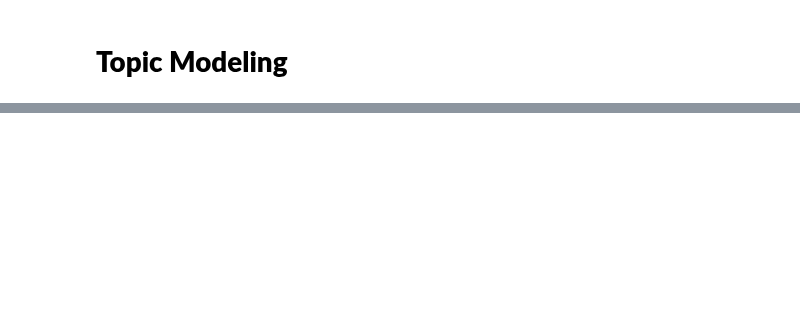
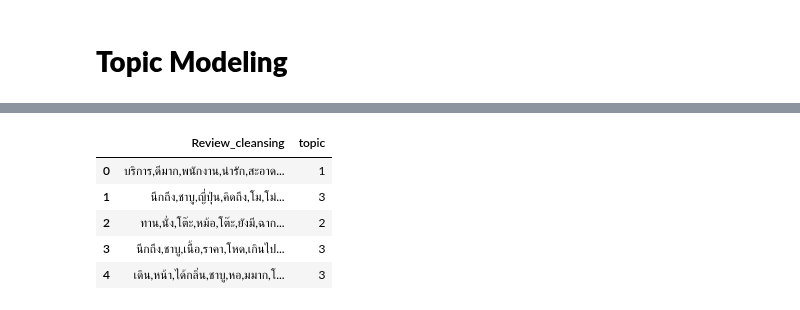
Before and after one commit to PisutSukpool/CRM-Analytics, a Jupyter notebook: Homework 11/Wongnai Review Analysis.ipynb, the cells around one changed output, grey strips where cells are left out. Saved outputs shown, nothing was run; the diff lists cells and outputs as text; code cells hidden in the pictures; blank space fills up the shorter version.

```diff
--- a/Homework 11/Wongnai Review Analysis.ipynb
+++ b/Homework 11/Wongnai Review Analysis.ipynb
@@ -212,0 +232,10 @@ df.head()
+# %%
+df_relation = df[['Review_cleansing','topic']].copy()
+df_relation.head()
+# %% [output]
+|  | Review_cleansing | topic |
+| 0 | บริการ,ดีมาก,พนักงาน,น่ารัก,สะอาด... | 1 |
+| 1 | นึกถึง,ชาบู,ญี่ปุ่น,คิดถึง,โม,โม่... | 3 |
+| 2 | ทาน,นั่ง,โต๊ะ,หม้อ,โต๊ะ,ยังมี,ฉาก... | 2 |
+| 3 | นึกถึง,ชาบู,เนื้อ,ราคา,โหด,เกินไป... | 3 |
+| 4 | เดิน,หน้า,ได้กลิ่น,ชาบู,หอ,มมาก,โ... | 3 |
```
Also changed, not shown: parts of 12 cells of this notebook.
